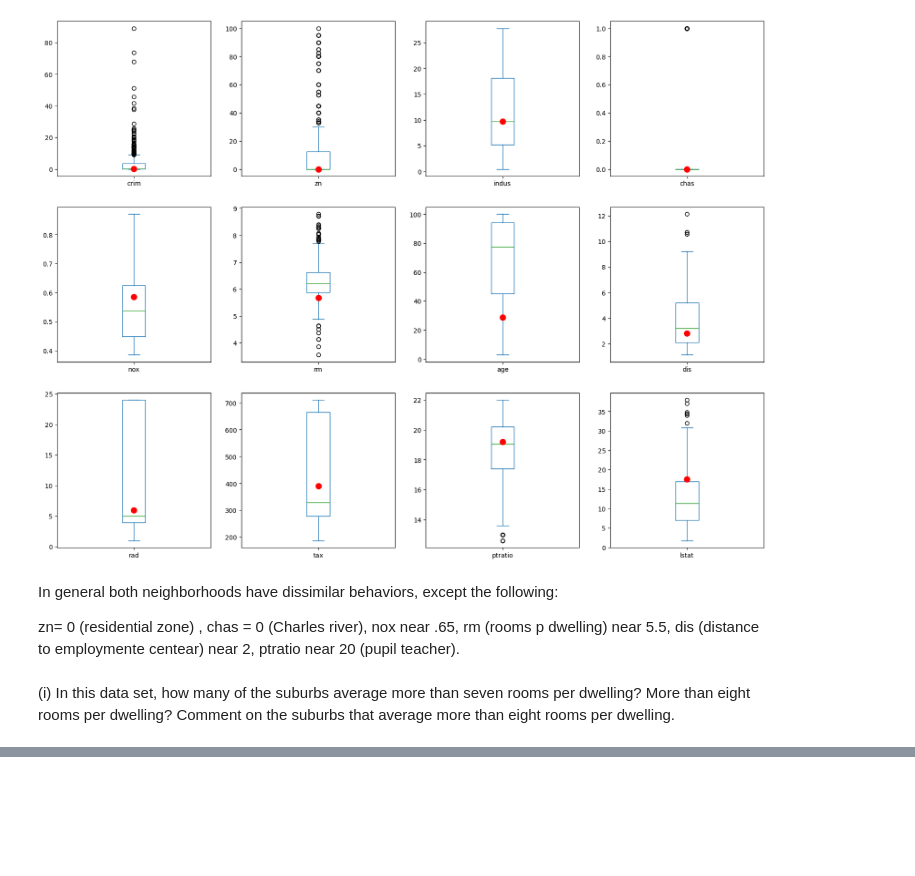
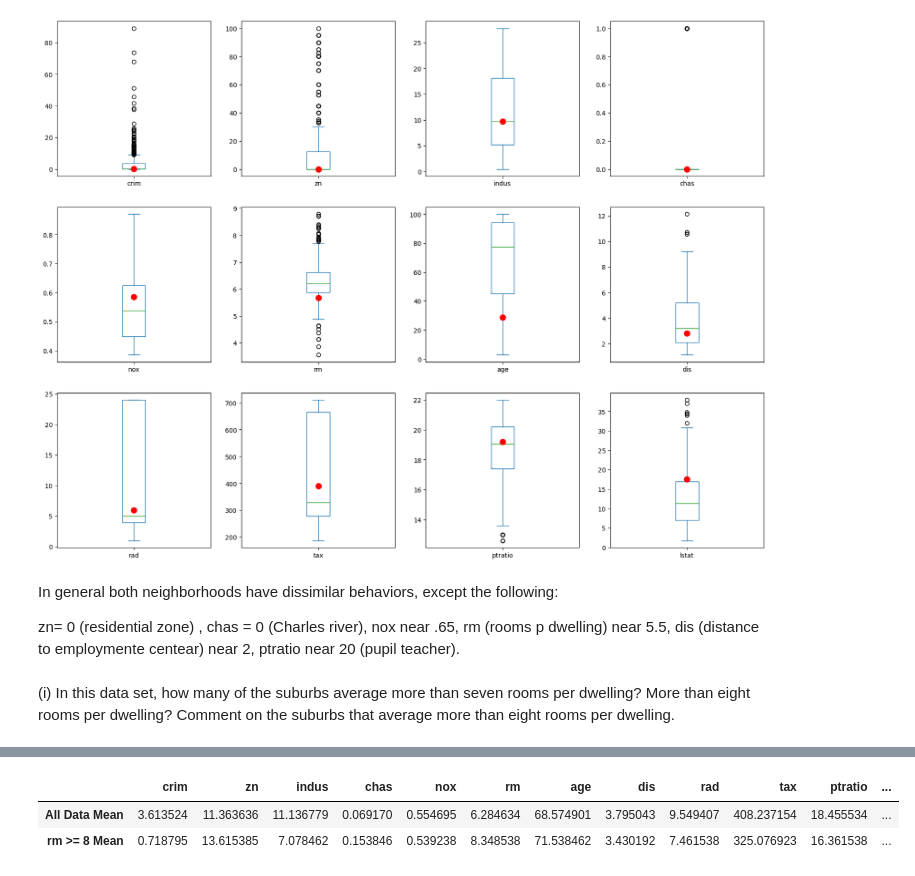
Before and after one commit to hinojosaad/islp, a Jupyter notebook: Chapter2/ch2.ipynb, the cells around one changed output, grey strips where cells are left out. Saved outputs shown, nothing was run; the diff lists cells and outputs as text; code cells hidden in the pictures; blank space fills up the shorter version.

```diff
--- a/Chapter2/ch2.ipynb
+++ b/Chapter2/ch2.ipynb
@@ -559,0 +592,16 @@ per dwelling.
+# %%
+mean_all = Boston.mean().to_frame().T
+mean_high_rm = Boston[Boston['rm'] >= 8].mean().to_frame().T
+
+# Add labels
+mean_all.index = ['All Data Mean']
+mean_high_rm.index = ['rm >= 8 Mean']
+
+# Stack them vertically
+mean_table = pd.concat([mean_all, mean_high_rm])
+
+mean_table
+# %% [output]
+|  | crim | zn | indus | chas | nox | rm | age | dis | rad | tax | ptratio | ... |
+| All Data Mean | 3.613524 | 11.363636 | 11.136779 | 0.069170 | 0.554695 | 6.284634 | 68.574901 | 3.795043 | 9.549407 | 408.237154 | 18.455534 | ... |
+| rm >= 8 Mean | 0.718795 | 13.615385 | 7.078462 | 0.153846 | 0.539238 | 8.348538 | 71.538462 | 3.430192 | 7.461538 | 325.076923 | 16.361538 | ... |
```
Also changed, not shown: parts of 4 cells of this notebook.
